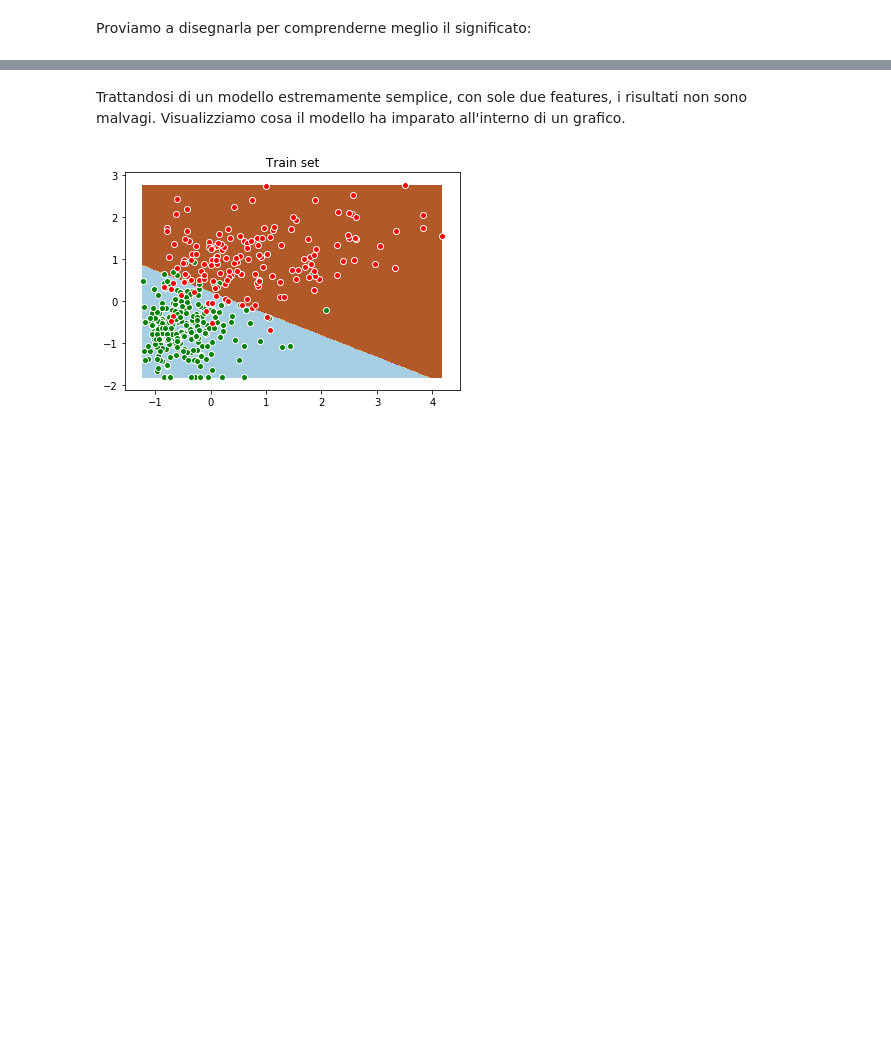
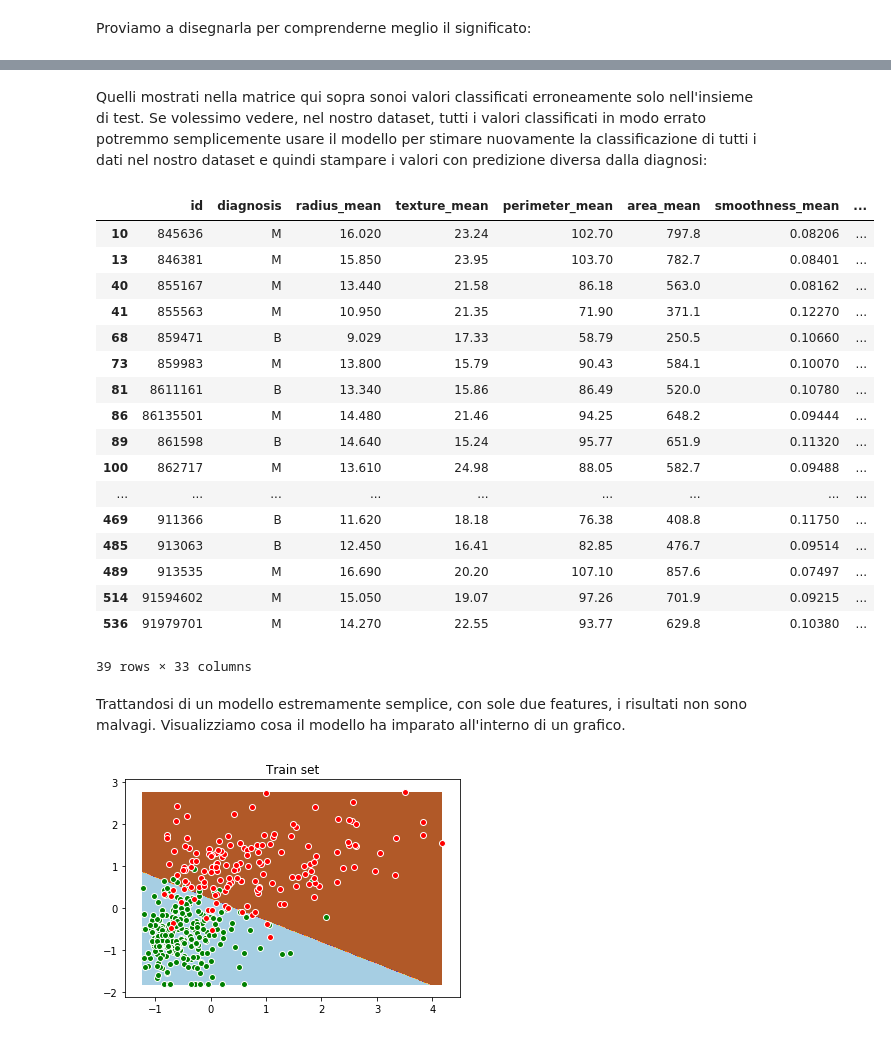
Before and after one commit to PietroDS/DataScience-HEP, a Jupyter notebook: Lezioni/Lezione 5.A - Clusterizzazione e Classificazione.ipynb, the cells around one changed output, grey strips where cells are left out. Drawn from its saved outputs; the diff is of its cells as text; code cells hidden in the pictures; blank space fills up the shorter version.

```diff
--- a/Lezioni/Lezione 5.A - Clusterizzazione e Classificazione.ipynb
+++ b/Lezioni/Lezione 5.A - Clusterizzazione e Classificazione.ipynb
@@ -442,3 +442,34 @@ fig.tight_layout()
+# %% [markdown]
+Quelli mostrati nella matrice qui sopra sonoi valori classificati erroneamente solo nell'insieme di test.
+Se volessimo vedere, nel nostro dataset, tutti i valori classificati in modo errato potremmo semplicemente usare il modello per stimare nuovamente la classificazione di tutti i dati nel nostro dataset e quindi stampare i valori con predizione diversa dalla diagnosi:
+# %%
+X_all = breast_cancer[['radius_se', 'concave points_worst']].values
+X_all = ss.transform(X_all)
+
+prev_value = lr.predict(X_all)
+prev_value = le.inverse_transform(prev_value)
+
+breast_cancer['prediction'] = prev_value
+breast_cancer.loc[breast_cancer.diagnosis != breast_cancer.prediction]
+# %% [output]
+|  | id | diagnosis | radius_mean | texture_mean | perimeter_mean | area_mean | smoothness_mean | ... |
+| 10 | 845636 | M | 16.020 | 23.24 | 102.70 | 797.8 | 0.08206 | ... |
+| 13 | 846381 | M | 15.850 | 23.95 | 103.70 | 782.7 | 0.08401 | ... |
+| 40 | 855167 | M | 13.440 | 21.58 | 86.18 | 563.0 | 0.08162 | ... |
+| 41 | 855563 | M | 10.950 | 21.35 | 71.90 | 371.1 | 0.12270 | ... |
+| 68 | 859471 | B | 9.029 | 17.33 | 58.79 | 250.5 | 0.10660 | ... |
+| 73 | 859983 | M | 13.800 | 15.79 | 90.43 | 584.1 | 0.10070 | ... |
+| 81 | 8611161 | B | 13.340 | 15.86 | 86.49 | 520.0 | 0.10780 | ... |
+| 86 | 86135501 | M | 14.480 | 21.46 | 94.25 | 648.2 | 0.09444 | ... |
+| 89 | 861598 | B | 14.640 | 15.24 | 95.77 | 651.9 | 0.11320 | ... |
+| 100 | 862717 | M | 13.610 | 24.98 | 88.05 | 582.7 | 0.09488 | ... |
+| ... | ... | ... | ... | ... | ... | ... | ... | ... |
+| 469 | 911366 | B | 11.620 | 18.18 | 76.38 | 408.8 | 0.11750 | ... |
+| 485 | 913063 | B | 12.450 | 16.41 | 82.85 | 476.7 | 0.09514 | ... |
+| 489 | 913535 | M | 16.690 | 20.20 | 107.10 | 857.6 | 0.07497 | ... |
+| 514 | 91594602 | M | 15.050 | 19.07 | 97.26 | 701.9 | 0.09215 | ... |
+| 536 | 91979701 | M | 14.270 | 22.55 | 93.77 | 629.8 | 0.10380 | ... |
+39 rows × 33 columns
 # %% [markdown]
 Trattandosi di un modello estremamente semplice, con sole due features, i risultati non sono malvagi.
 Visualizziamo cosa il modello ha imparato all'interno di un grafico.
```
Also changed, not shown: parts of 3 cells of this notebook.
